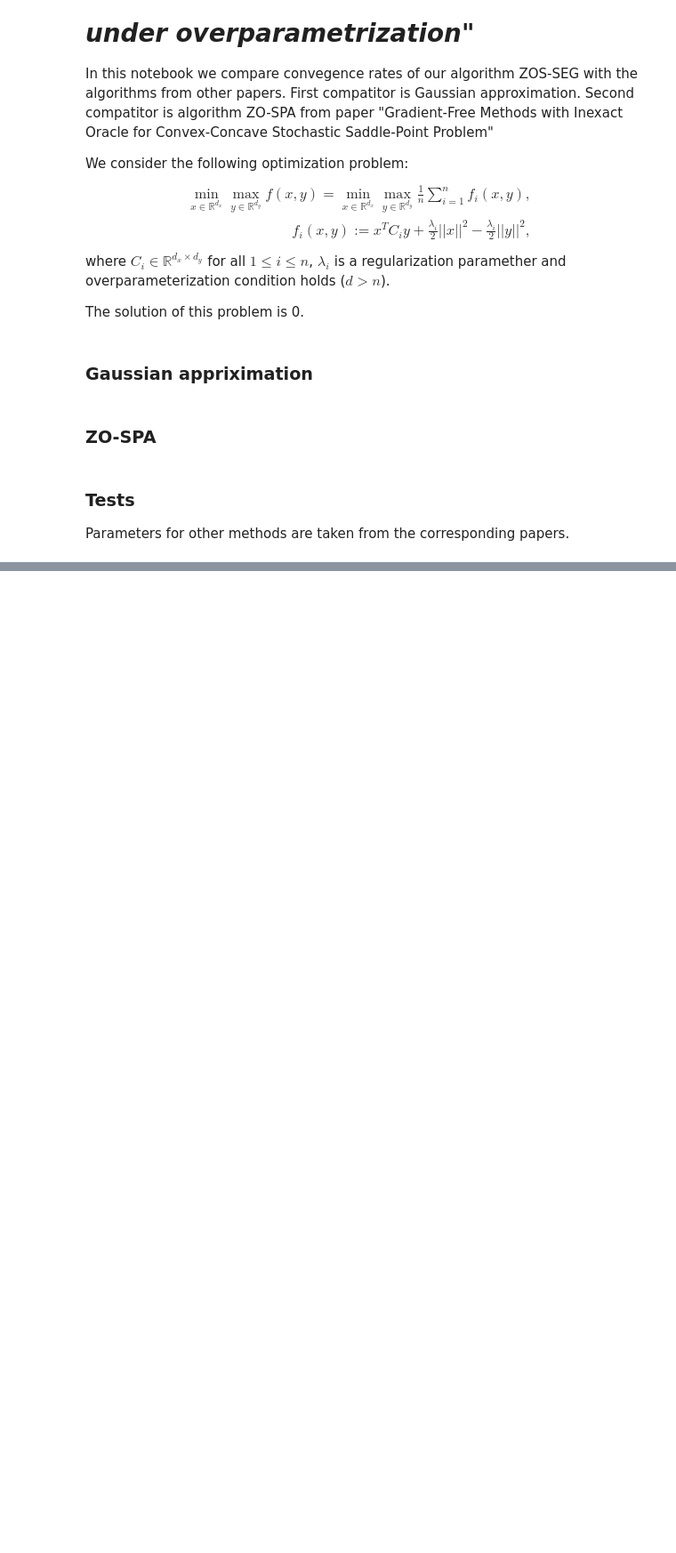
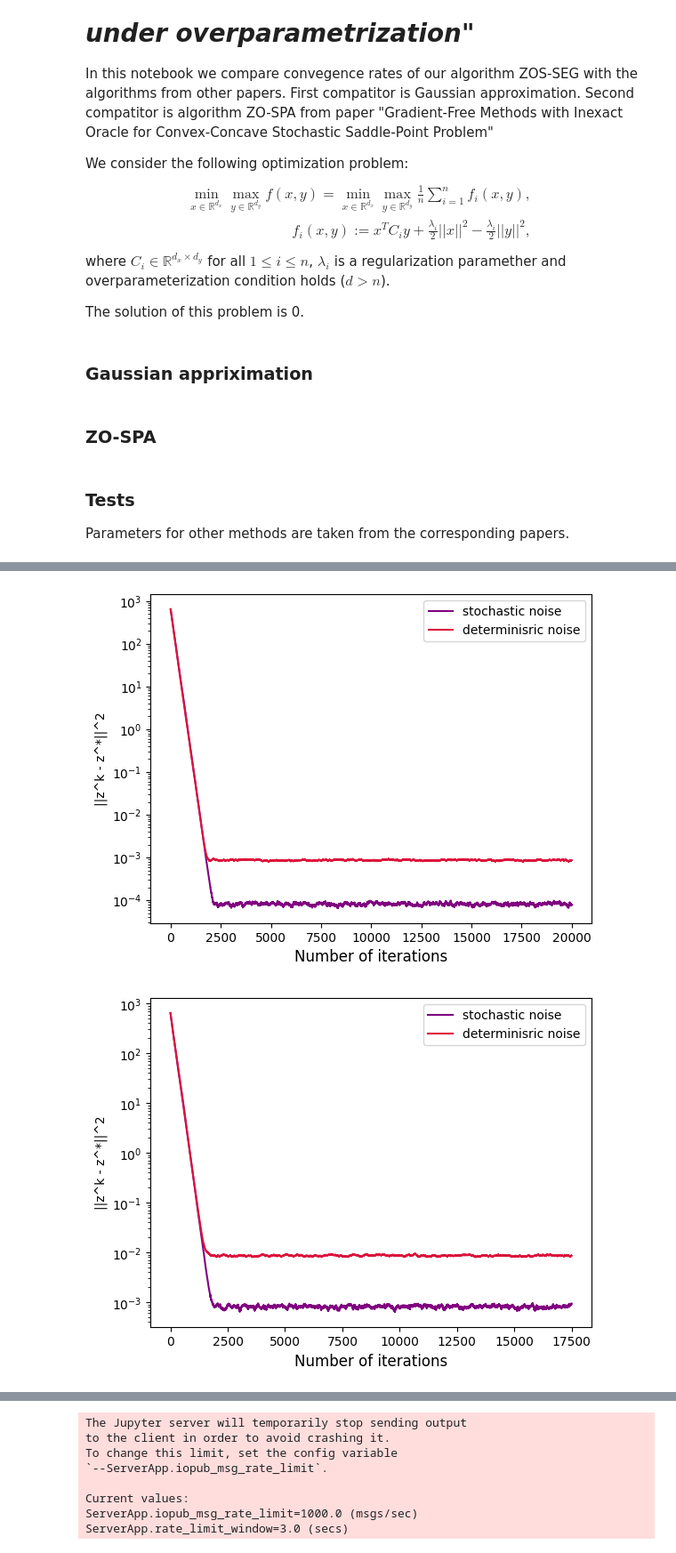
Before and after one commit to Sone4ka1567/Gradient_free_algorithm_for_spp, a Jupyter notebook: ZOS-SEG_Comparison.ipynb, the cells around one changed output, grey strips where cells are left out. Shown at 89% size. Drawn from its saved outputs; the diff is of its cells as text; code cells hidden in the pictures; blank space fills up the shorter version.

```diff
--- a/ZOS-SEG_Comparison.ipynb
+++ b/ZOS-SEG_Comparison.ipynb
@@ -379,0 +369,10 @@ for delta in tqdm(Deltas, position=0, leave=True):
+# %%
+zos_seg_stoch, zos_seg_determ = [], []
+
+for i, delta in tqdm(enumerate(Deltas), position=0, leave=True):
+    stoch, determ = model_zos_seg.Method(Ns[i], 32, 0.05, 1, delta)
+    zos_seg_stoch.append(stoch)
+    zos_seg_determ.append(determ)
+# %% [output]
+[figure, added]
+[figure, added]
@@ -379,0 +381,8 @@ for delta in tqdm(Deltas, position=0, leave=True):
+The Jupyter server will temporarily stop sending output
+to the client in order to avoid crashing it.
+To change this limit, set the config variable
+`--ServerApp.iopub_msg_rate_limit`.
+
+Current values:
+ServerApp.iopub_msg_rate_limit=1000.0 (msgs/sec)
+ServerApp.rate_limit_window=3.0 (secs)
```
Also changed, not shown: parts of 13 cells of this notebook, 1 other file.
